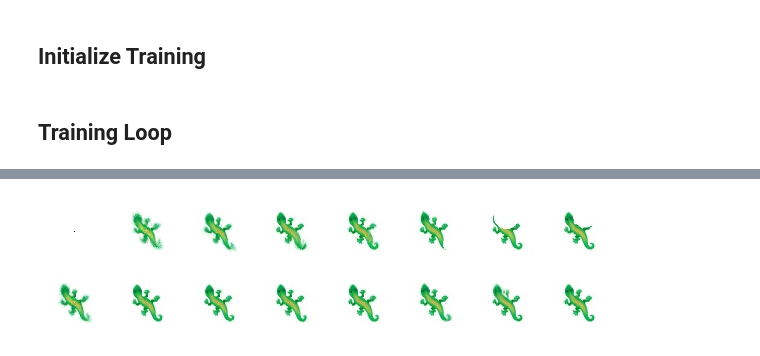
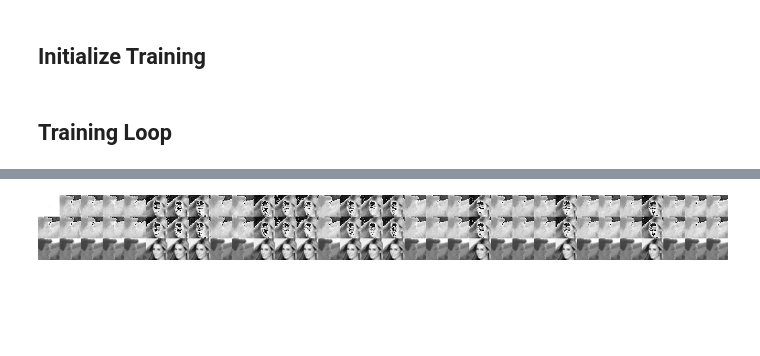
Before and after one commit to maxencefaldor/genotype-nca, a Jupyter notebook: notebooks/nca-faces.ipynb, the cells around one changed output, grey strips where cells are left out. Cells and saved outputs as stored; diff of their text form; code cells hidden in the pictures; blank space fills up the shorter version.

Commit message:
Initial commit for CelebA VAE

```diff
--- a/notebooks/nca-faces.ipynb
+++ b/notebooks/nca-faces.ipynb
@@ -193,5 +314,7 @@ for i, (index, row) in tqdm.tqdm(enumerate(df_attr_celeba.iterrows()), total=df_
 # %%
 imgs_standardized, imgs_mean, imgs_std = standardize(imgs)
+# %%
+imgs_standardized, imgs_mean, imgs_std = imgs_standardized[:3], imgs_mean[:3], imgs_std[:3]
 # %% [markdown]
 ## CA Model and Utilities
 # %%
@@ -336,10 +464,12 @@ def plot_loss(loss_log):
 # %%
 random_key = jax.random.PRNGKey(42)
 
-seed = make_seed(jnp.zeros(GENOTYPE_SIZE))
+genotype = genotypes[0]
+img = imgs_standardized[0]
+seed = make_seed(genotype)
 
-def loss_f(x):
-	return jnp.mean(jnp.square(to_grey_alpha(x) - pad_target), axis=(-1, -2, -3))
+def loss_f(prediction, target):
+	return jnp.mean(jnp.square(to_grey_alpha(prediction) - jnp.concatenate([target, jnp.ones_like(target)], axis=-1)), axis=(-1, -2, -3))
 
 ca = CAModel()
 random_key, random_subkey_1, random_subkey_2 = jax.random.split(random_key, 3)
@@ -369,51 +499,66 @@ train_state = TrainState.create(
 	params=params,
 	tx=tx)
 
-loss0 = loss_f(seed)
-pool = SamplePool.init(pad_target)
+loss0 = loss_f(seed, img)
 
-!mkdir -p output/train_log && rm -f output/train_log/*
+random_key, random_subkey = jax.random.split(random_key)
+pool = SamplePool.init(random_subkey)
+
+!mkdir -p /project/output/train_log && rm -f /project/output/train_log/*
 # %% [markdown]
 ## Training Loop
 # %%
 @jax.jit
-def scan_apply(carry, random_key):
-	params, batch = carry
-	batch_ = train_state.apply_fn(params, random_key, batch)
-	return (params, batch_), ()
+def scan_apply(carry, x):
+	(params, batch,) = carry
+	(random_key,) = x
+
+	batch = train_state.apply_fn(params, random_key, batch)
+	return (params, batch), ()
 
 @partial(jax.jit, static_argnames=("iter_n",))
-def train_step(state, random_key, batch, iter_n):
+def train_step(random_key, train_state, batch, targets, iter_n):
 	def loss_fn(params):
 		random_keys = jax.random.split(random_key, iter_n)
-		(params, predictions), _ = jax.lax.scan(scan_apply, (params, batch), random_keys, length=iter_n)
-		return loss_f(predictions).mean(), predictions
+		(params, predictions), _ = jax.lax.scan(
+			scan_apply,
+			(params, batch,),
+			(random_keys,),
+			length=iter_n)
+		return loss_f(predictions, targets).mean(), predictions
 
-	(loss, predictions), grads = jax.value_and_grad(loss_fn, has_aux=True)(state.params)
-	state = state.apply_gradients(grads=grads)
+	(loss, predictions), grads = jax.value_and_grad(loss_fn, has_aux=True)(train_state.params)
+	train_state = train_state.apply_gradients(grads=grads)
 
-	return state, loss, predictions
+	return train_state, loss, predictions
 
 for i in range(8000+1):
-	random_key, random_subkey_1, random_subkey_2, random_subkey_3, random_subkey_4 = jax.random.split(random_key, 5)
+	random_key, random_subkey_1, random_subkey_2, random_subkey_3, random_subkey_4, random_subkey_5 = jax.random.split(random_key, 6)
 
 	if USE_PATTERN_POOL:
-		idx, batch = pool.sample(random_subkey_1, BATCH_SIZE)
-		loss_rank = jnp.flip(jnp.argsort(loss_f(batch)))
+		idx, indices, samples, targets = pool.sample(random_subkey_1, BATCH_SIZE)
+		loss_rank = jnp.flip(jnp.argsort(loss_f(samples, targets)))
+
 		idx = jnp.take(idx, loss_rank, axis=0)
-		batch = jnp.take(batch, loss_rank, axis=0)
-		batch = batch.at[0].set(seed[0])
+		indices = jnp.take(indices, loss_rank, axis=0)
+		samples = jnp.take(samples, loss_rank, axis=0)
+		targets = jnp.take(targets, loss_rank, axis=0)
+
+		index = jax.random.randint(random_subkey_2, shape=(), minval=0, maxval=imgs_standardized.shape[0])
+		indices = indices.at[0].set(index)
+		samples = samples.at[0].set(make_seed(genotypes[index]))
+		targets = targets.at[0].set(imgs_standardized[index])
 		if DAMAGE_N:
-			damage = 1.0-make_circle_masks(random_subkey_2, DAMAGE_N, h, w)[..., None]
-			batch = batch.at[-DAMAGE_N:].set(batch[-DAMAGE_N:] * damage)
+			damage = 1.0-make_circle_masks(random_subkey_3, DAMAGE_N, IMG_SIZE, IMG_SIZE)[..., None]
+			samples = samples.at[-DAMAGE_N:].set(samples[-DAMAGE_N:] * damage)
 	else:
-		batch = np.repeat(seed, BATCH_SIZE, 0)
+		samples = jnp.repeat(seed, repeats=BATCH_SIZE, axis=0)
 
-	iter_n = jax.random.randint(random_subkey_3, shape=(), minval=64, maxval=96)
-	train_state, loss, batch_ = train_step(train_state, random_subkey_4, batch, int(iter_n))
+	iter_n = jax.random.randint(random_subkey_4, shape=(), minval=64, maxval=96)
+	train_state, loss, samples_ = train_step(random_subkey_5, train_state, samples, targets, int(iter_n))
 
 	if USE_PATTERN_POOL:
-		pool = pool.commit(idx, batch_)
+		pool = pool.commit(idx, indices, samples_, targets)
 
 	step_i = len(loss_log)
 	loss_log.append(loss)
@@ -422,9 +567,13 @@ for i in range(8000+1):
 		generate_pool_figures(pool, step_i)
 	if step_i % 100 == 0:
 		clear_output()
-		visualize_batch(batch, batch_, step_i)
+		visualize_batch(
+			unstandardize(samples, imgs_mean[indices], imgs_std[indices]),
+			unstandardize(samples_, imgs_mean[indices], imgs_std[indices]),
+			unstandardize(targets, imgs_mean[indices], imgs_std[indices]),
+			step_i,)
 		plot_loss(loss_log)
-		export_model(train_state.params, "output/train_log/%04d"%step_i)
+		export_model(train_state.params, "/project/output/train_log/%04d"%step_i)
 
 	print("\r step: %d, log10(loss): %.3f"%(len(loss_log), np.log10(loss)), end="")
 # %% [output]
@@ -432 +580 @@ batch (before/after):
-[figure, old version]
+[figure, new version]
```
Also changed, not shown: parts of 16 cells of this notebook.
